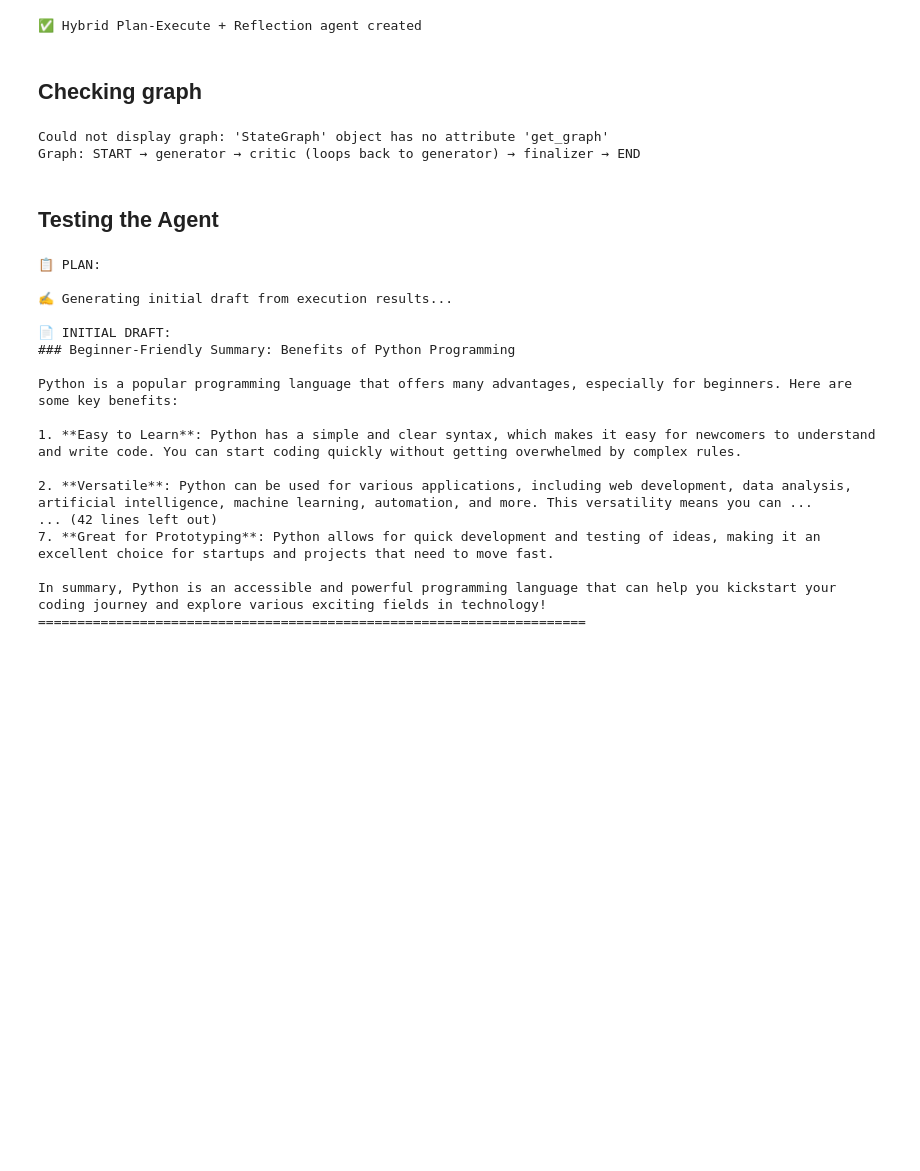
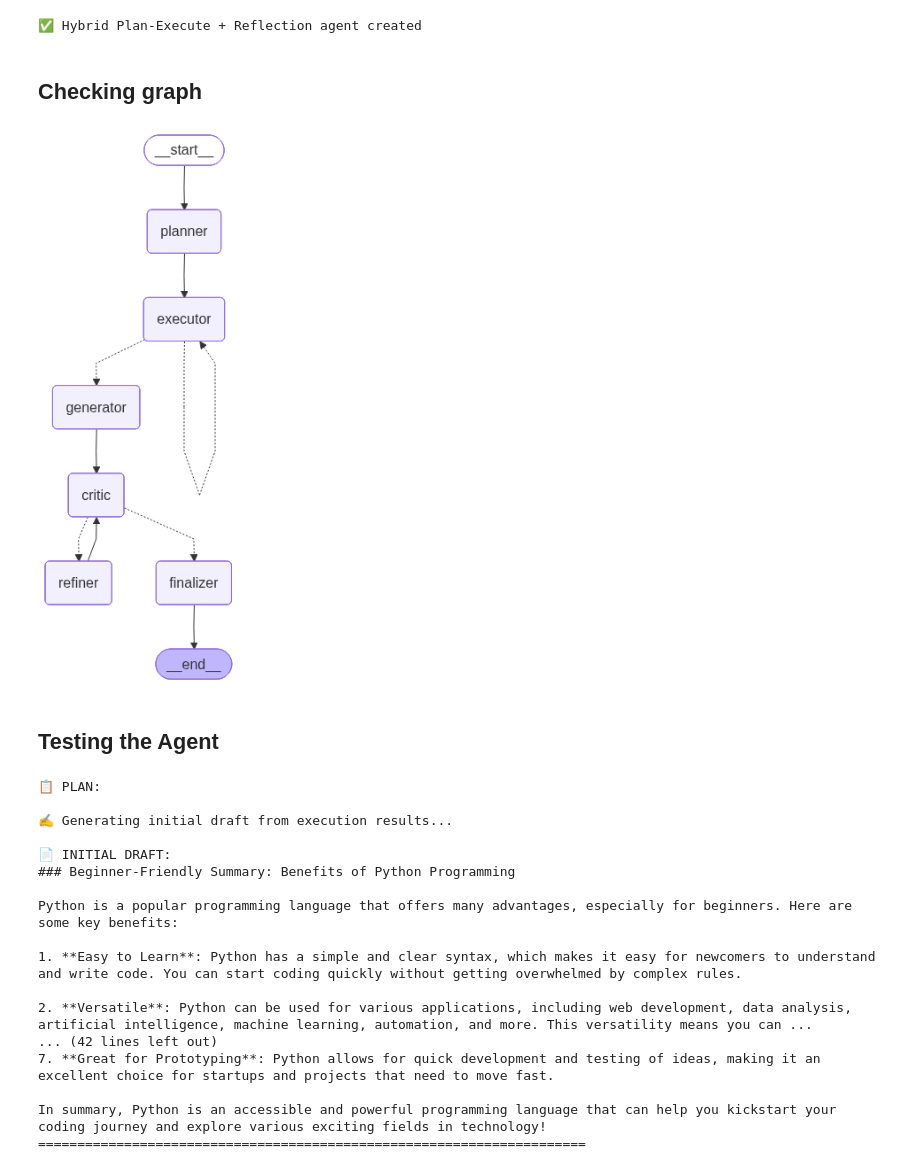
Before and after one commit to Osisami00/My-LangGraph-Projects-, a Jupyter notebook: multi-agent/exercise_2.ipynb, the cells around one changed output. Saved outputs shown, nothing was run; the diff lists cells and outputs as text; code cells hidden in the pictures; blank space fills up the shorter version.

Commit message:
Agentic RAG ASSIGNMENT

```diff
--- a/multi-agent/exercise_2.ipynb
+++ b/multi-agent/exercise_2.ipynb
@@ -257,13 +257,12 @@ print("✅ Hybrid Plan-Execute + Reflection agent created")
 # %%
 # Visualize
 try:
-    display(Image(builder.get_graph().draw_mermaid_png()))
+    display(Image(hybrid_agent.get_graph().draw_mermaid_png()))
 except Exception as e:
     print(f"Could not display graph: {e}")
     print("Graph: START → generator → critic (loops back to generator) → finalizer → END")
 # %% [output]
-Could not display graph: 'StateGraph' object has no attribute 'get_graph'
-Graph: START → generator → critic (loops back to generator) → finalizer → END
+[figure, added]
 # %% [markdown]
 ## Testing the Agent
 # %%
```
